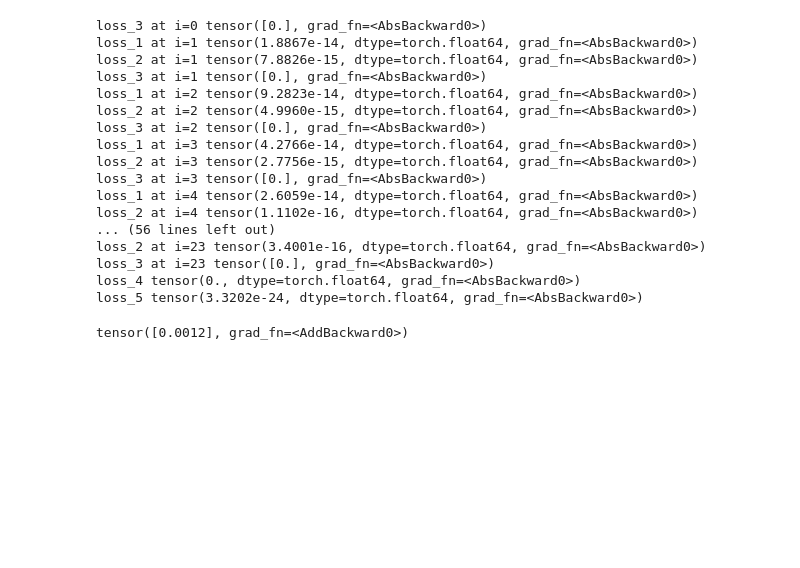
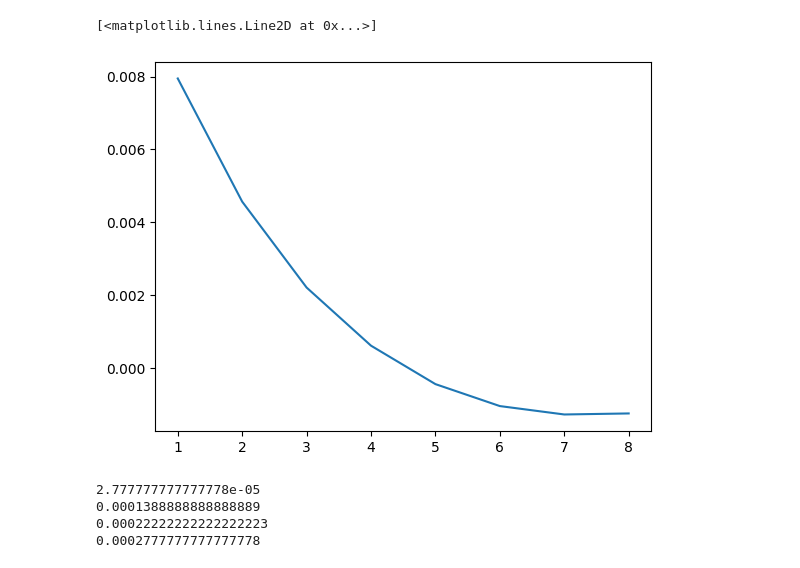
Before and after one commit to valentindelachaux/parallel-flow-distribution-pressure-loss, a Jupyter notebook: main.ipynb, the cells around one changed output. Drawn from its saved outputs; the diff is of its cells as text; code cells hidden in the pictures; blank space fills up the shorter version.

```diff
--- a/main.ipynb
+++ b/main.ipynb
@@ -67,3 +37,9 @@ condi0['Dv'] = condi0['Vdot']/3600000
+# %%
+path = r"G:\Drive partagés\BU04-Innovation\PVT-PL-model\Inputs"
+file_name = r"\Camilleri_AR0.022.xlsx"
+
+hx, par, condi0 = fe.initialize(path, file_name)
 # %%
 # Test d'un seul débit
-tabl,res = modf.PL_fsolve(par,condi0,print=False)
+tabl_f,res_f = modf.PL_fsolve(par,condi0,print=False, fappx = 10)
+tabl, res = modf.PL_fsolve(par,condi0,print=False)
@@ -78,21 +46,8 @@ P_out_tensor = torch.tensor(tabl['Pout'],requires_grad=True)
-# %%
-modto.loss(qx_tensor,P_in_tensor,P_out_tensor,par,condi0)
-# %% [output]
-loss_3 at i=0 tensor([0.], grad_fn=<AbsBackward0>)
-loss_1 at i=1 tensor(1.8867e-14, dtype=torch.float64, grad_fn=<AbsBackward0>)
-loss_2 at i=1 tensor(7.8826e-15, dtype=torch.float64, grad_fn=<AbsBackward0>)
-loss_3 at i=1 tensor([0.], grad_fn=<AbsBackward0>)
-loss_1 at i=2 tensor(9.2823e-14, dtype=torch.float64, grad_fn=<AbsBackward0>)
-loss_2 at i=2 tensor(4.9960e-15, dtype=torch.float64, grad_fn=<AbsBackward0>)
-loss_3 at i=2 tensor([0.], grad_fn=<AbsBackward0>)
-loss_1 at i=3 tensor(4.2766e-14, dtype=torch.float64, grad_fn=<AbsBackward0>)
-loss_2 at i=3 tensor(2.7756e-15, dtype=torch.float64, grad_fn=<AbsBackward0>)
-loss_3 at i=3 tensor([0.], grad_fn=<AbsBackward0>)
-loss_1 at i=4 tensor(2.6059e-14, dtype=torch.float64, grad_fn=<AbsBackward0>)
-loss_2 at i=4 tensor(1.1102e-16, dtype=torch.float64, grad_fn=<AbsBackward0>)
-... (56 lines left out)
-loss_2 at i=23 tensor(3.4001e-16, dtype=torch.float64, grad_fn=<AbsBackward0>)
-loss_3 at i=23 tensor([0.], grad_fn=<AbsBackward0>)
-loss_4 tensor(0., dtype=torch.float64, grad_fn=<AbsBackward0>)
-loss_5 tensor(3.3202e-24, dtype=torch.float64, grad_fn=<AbsBackward0>)
-tensor([0.0012], grad_fn=<AddBackward0>)
+# %%
+pout = np.array(tabl['Pout'])
+poutf = np.array(tabl_f['Pout'])
+N = len(pout)
+plt.plot([i for i in range(1,N)],[(pout[i]-poutf[i])/pout[i] for i in range(1, N)])
+# %% [output]
+[<matplotlib.lines.Line2D at 0x...>]
+[figure, added]
@@ -107,3 +65,8 @@ list_Dv = list_Vdot/3600000 # m3/s
 # Test de plusieurs débits
 
 list_PL,list_tabl,list_mn,list_std = modf.PL_fsolve_range(par,condi0,list_Dv)
+# %% [output]
+2.777777777777778e-05
+0.0001388888888888889
+0.00022222222222222223
+0.0002777777777777778
```
Also changed, not shown: parts of 70 cells of this notebook, 2 other files.
